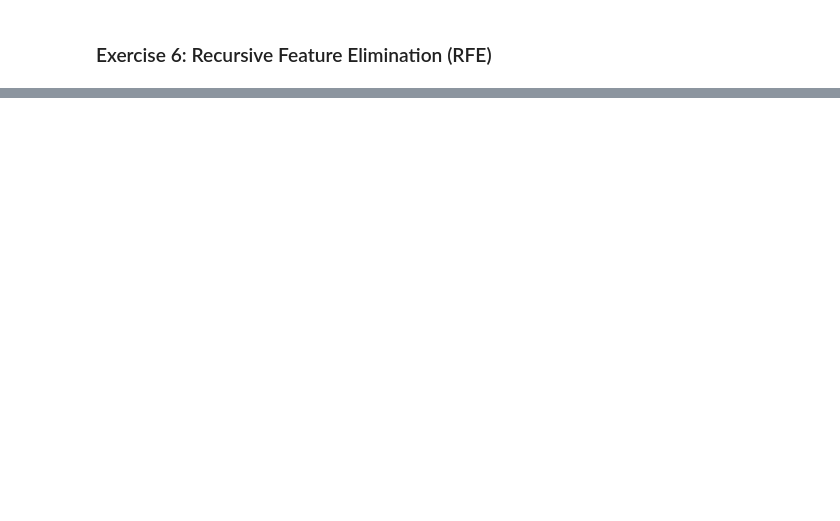
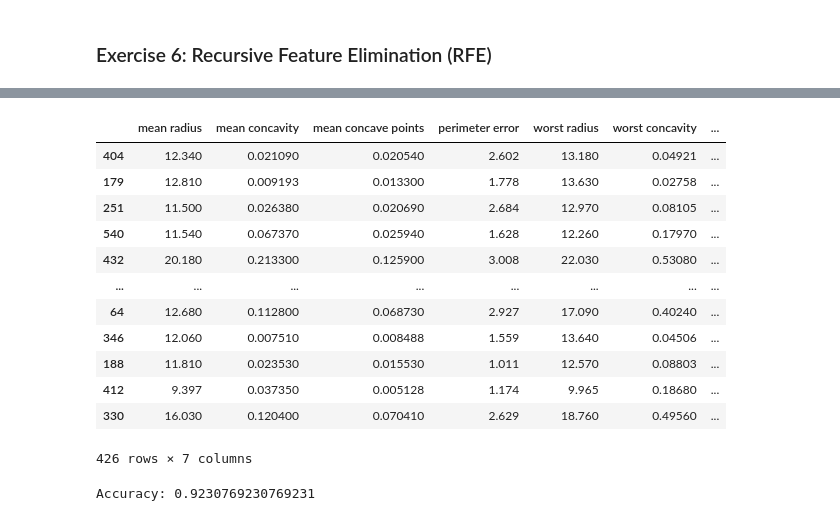
Before and after one commit to Arxcis/VE3451-KI-og-maskinl-ring, a Jupyter notebook: Assign1_feature_engineering_selection_exercises_updated.ipynb, the cells around one changed output, grey strips where cells are left out. Saved outputs shown, nothing was run; the diff lists cells and outputs as text; code cells hidden in the pictures; blank space fills up the shorter version.

```diff
--- a/Assign1_feature_engineering_selection_exercises_updated.ipynb
+++ b/Assign1_feature_engineering_selection_exercises_updated.ipynb
@@ -504,0 +501,31 @@ from sklearn.feature_selection import RFE
+# %%
+
+    # 2. Make training dataset based on the selected 7 features
+X_train_krfe = X_train[fit.get_feature_names_out()]
+X_test_krfe = X_test[fit.get_feature_names_out()]
+X_train_krfe
+# %% [output]
+|  | mean radius | mean concavity | mean concave points | perimeter error | worst radius | worst concavity | ... |
+| 404 | 12.340 | 0.021090 | 0.020540 | 2.602 | 13.180 | 0.04921 | ... |
+| 179 | 12.810 | 0.009193 | 0.013300 | 1.778 | 13.630 | 0.02758 | ... |
+| 251 | 11.500 | 0.026380 | 0.020690 | 2.684 | 12.970 | 0.08105 | ... |
+| 540 | 11.540 | 0.067370 | 0.025940 | 1.628 | 12.260 | 0.17970 | ... |
+| 432 | 20.180 | 0.213300 | 0.125900 | 3.008 | 22.030 | 0.53080 | ... |
+| ... | ... | ... | ... | ... | ... | ... | ... |
+| 64 | 12.680 | 0.112800 | 0.068730 | 2.927 | 17.090 | 0.40240 | ... |
+| 346 | 12.060 | 0.007510 | 0.008488 | 1.559 | 13.640 | 0.04506 | ... |
+| 188 | 11.810 | 0.023530 | 0.015530 | 1.011 | 12.570 | 0.08803 | ... |
+| 412 | 9.397 | 0.037350 | 0.005128 | 1.174 | 9.965 | 0.18680 | ... |
+| 330 | 16.030 | 0.120400 | 0.070410 | 2.629 | 18.760 | 0.49560 | ... |
+426 rows × 7 columns
+# %%
+
+    # 3. Train new model on selected features and Compare accuracy with and without RFE. What the accuracy difference?
+        # (HINT, uncomment the following lines to train a new model and compare accuracy with the previous model)---
+clf_7 = LogisticRegression(max_iter=100,
+                            solver="liblinear")
+clf_7.fit(X_train_krfe, y_train)
+y_pred_7 = clf_7.predict(X_test_krfe)
+print("Accuracy:", accuracy_score(y_test, y_pred_7))
+# %% [output]
+Accuracy: 0.9230769230769231
```
Also changed, not shown: parts of 4 cells of this notebook.
